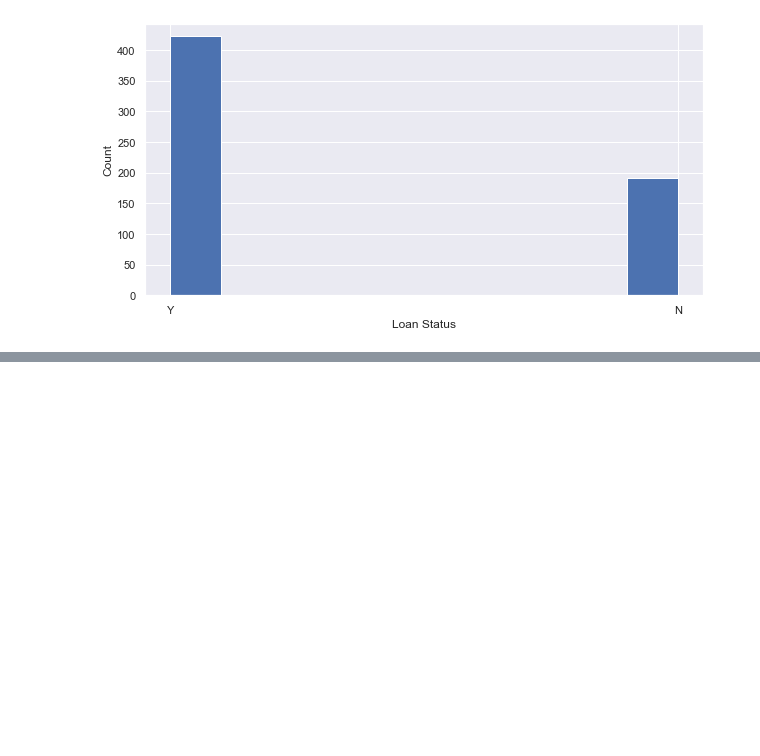
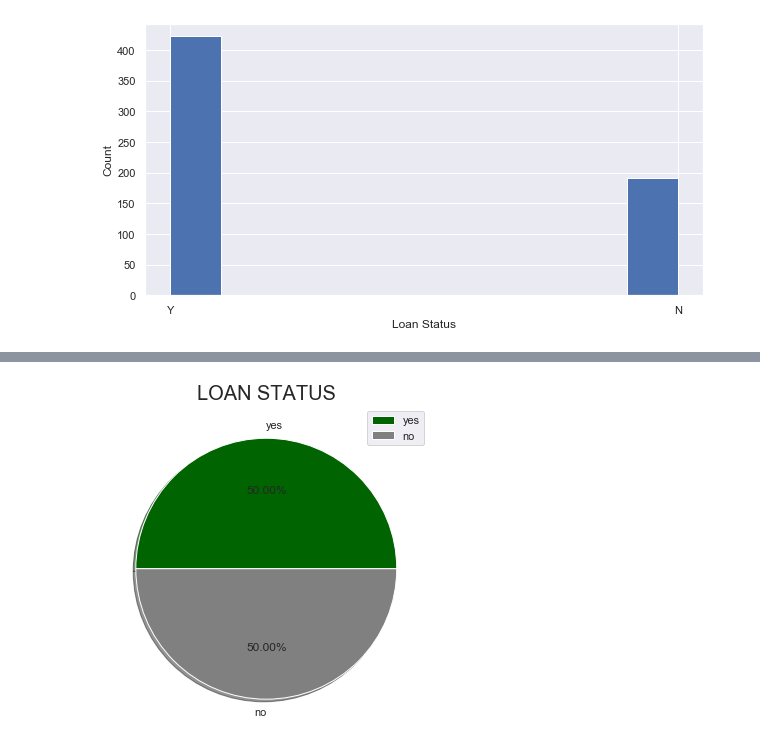
Before and after one commit to AngelMthimunye/Bank_Loan_Qualifier_App, a Jupyter notebook: Bank_Loan.ipynb, the cells around one changed output, grey strips where cells are left out. Cells and saved outputs as stored; diff of their text form; code cells hidden in the pictures; blank space fills up the shorter version.

```diff
--- a/Bank_Loan.ipynb
+++ b/Bank_Loan.ipynb
@@ -337,0 +432,13 @@ df[['Gender', 'Married', 'Education', 'Self_Employed', 'Property_Area', 'Loan_St
+# %%
+plt.figure(figsize=(12,6))
+size = [192,192]
+labels = ['yes', 'no']
+colors = ['darkgreen', 'grey']
+# explode = [0, 0.2]
+
+plt.pie(size, colors = colors, labels = labels, shadow = True, autopct = '%.2f%%')
+plt.title('LOAN STATUS', fontsize = 20)
+plt.legend()
+plt.show()
+# %% [output]
+[figure, added]
```
Also changed, not shown: parts of 22 cells of this notebook.
